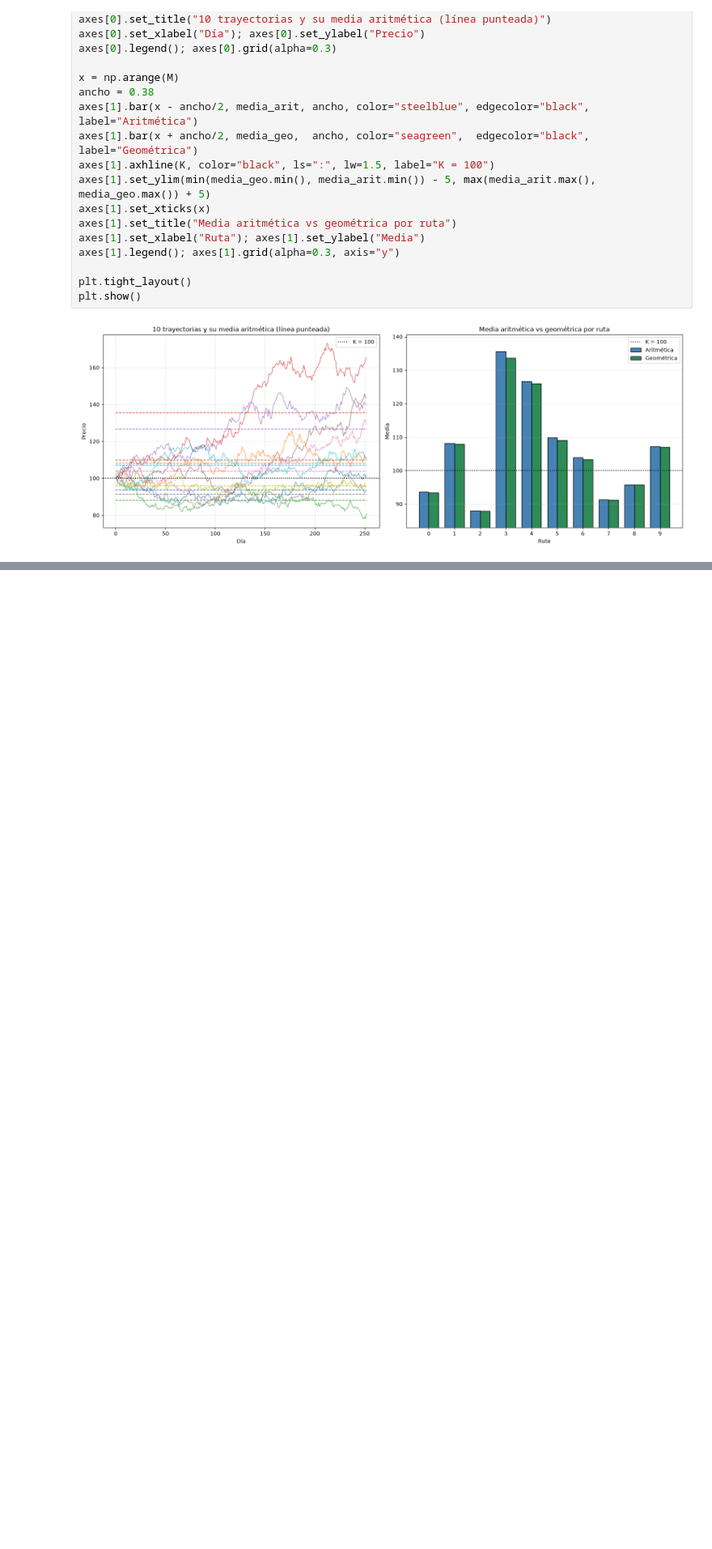
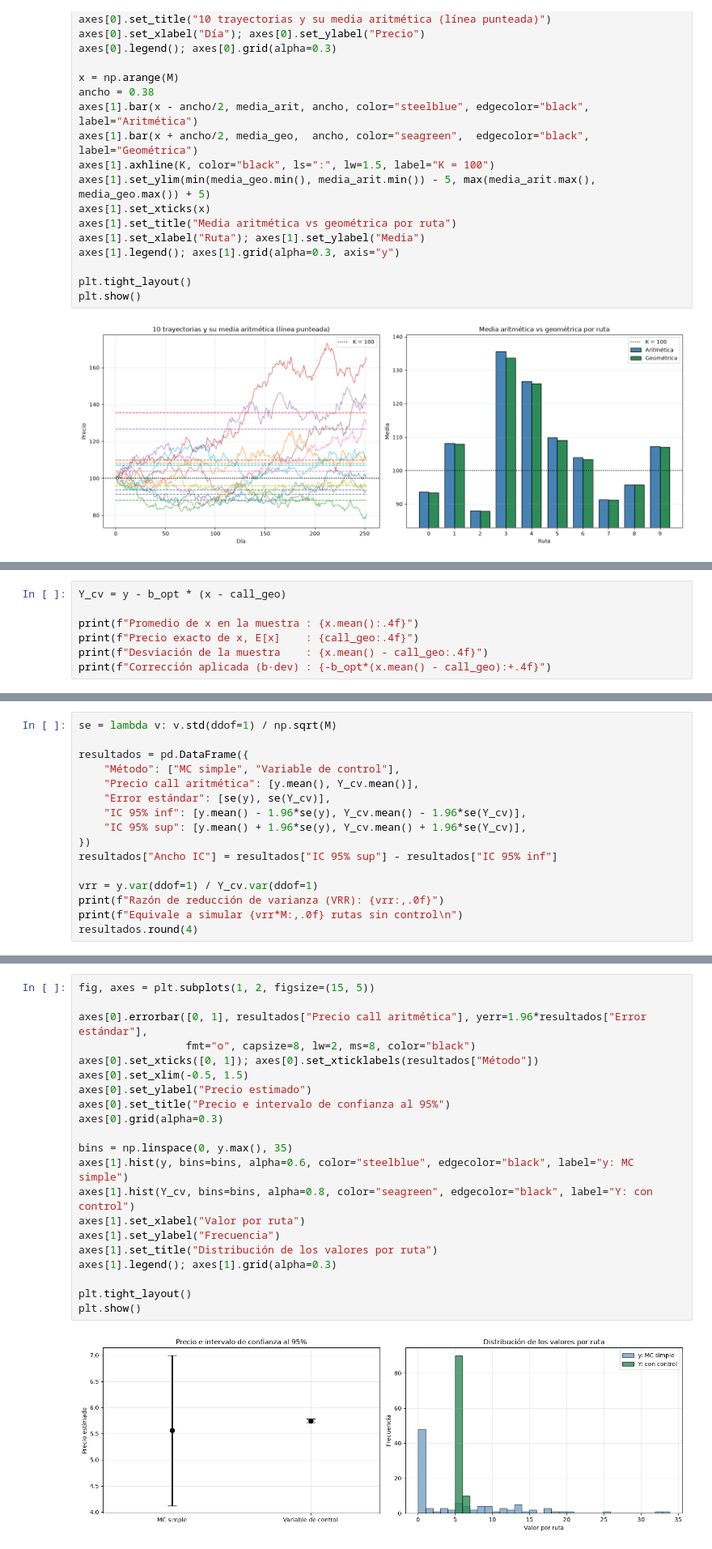
Before and after one commit to DrChino21/SIMULACION-DE-PROCESOS-FINANCIEROS--O2026, a Jupyter notebook: 11_ReduccionVarianza_OpcionesAsiaticas.ipynb, the cells around one changed output, grey strips where cells are left out. Shown at 81% size. Saved outputs shown, nothing was run; the diff lists cells and outputs as text; blank space fills up the shorter version.

```diff
--- a/E01/11_ReduccionVarianza_OpcionesAsiaticas.ipynb
+++ b/11_ReduccionVarianza_OpcionesAsiaticas.ipynb
@@ -145,0 +239,7 @@ plt.show()
+# %%
+Y_cv = y - b_opt * (x - call_geo)
+
+print(f"Promedio de x en la muestra : {x.mean():.4f}")
+print(f"Precio exacto de x, E[x]    : {call_geo:.4f}")
+print(f"Desviación de la muestra    : {x.mean() - call_geo:.4f}")
+print(f"Corrección aplicada (b·dev) : {-b_opt*(x.mean() - call_geo):+.4f}")
@@ -145,0 +253,16 @@ plt.show()
+# %%
+se = lambda v: v.std(ddof=1) / np.sqrt(M)
+
+resultados = pd.DataFrame({
+    "Método": ["MC simple", "Variable de control"],
+    "Precio call aritmética": [y.mean(), Y_cv.mean()],
+    "Error estándar": [se(y), se(Y_cv)],
+    "IC 95% inf": [y.mean() - 1.96*se(y), Y_cv.mean() - 1.96*se(Y_cv)],
+    "IC 95% sup": [y.mean() + 1.96*se(y), Y_cv.mean() + 1.96*se(Y_cv)],
+})
+resultados["Ancho IC"] = resultados["IC 95% sup"] - resultados["IC 95% inf"]
+
+vrr = y.var(ddof=1) / Y_cv.var(ddof=1)
+print(f"Razón de reducción de varianza (VRR): {vrr:,.0f}")
+print(f"Equivale a simular {vrr*M:,.0f} rutas sin control\n")
+resultados.round(4)
@@ -145,0 +297,23 @@ plt.show()
+# %%
+fig, axes = plt.subplots(1, 2, figsize=(15, 5))
+
+axes[0].errorbar([0, 1], resultados["Precio call aritmética"], yerr=1.96*resultados["Error estándar"],
+                 fmt="o", capsize=8, lw=2, ms=8, color="black")
+axes[0].set_xticks([0, 1]); axes[0].set_xticklabels(resultados["Método"])
+axes[0].set_xlim(-0.5, 1.5)
+axes[0].set_ylabel("Precio estimado")
+axes[0].set_title("Precio e intervalo de confianza al 95%")
+axes[0].grid(alpha=0.3)
+
+bins = np.linspace(0, y.max(), 35)
+axes[1].hist(y, bins=bins, alpha=0.6, color="steelblue", edgecolor="black", label="y: MC simple")
+axes[1].hist(Y_cv, bins=bins, alpha=0.8, color="seagreen", edgecolor="black", label="Y: con control")
+axes[1].set_xlabel("Valor por ruta")
+axes[1].set_ylabel("Frecuencia")
+axes[1].set_title("Distribución de los valores por ruta")
+axes[1].legend(); axes[1].grid(alpha=0.3)
+
+plt.tight_layout()
+plt.show()
+# %% [output]
+[figure, added]
```
Also changed, not shown: parts of 19 cells of this notebook.
